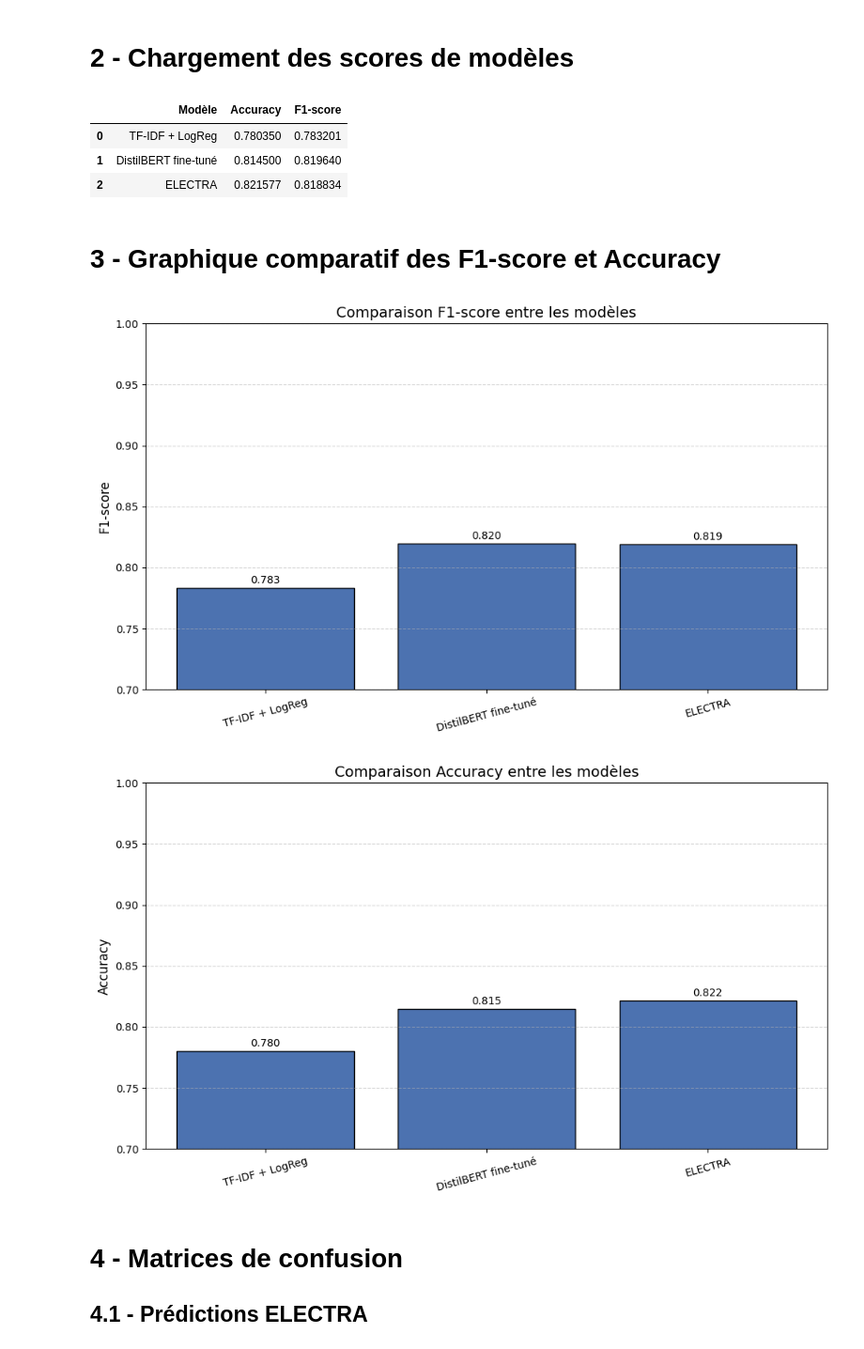
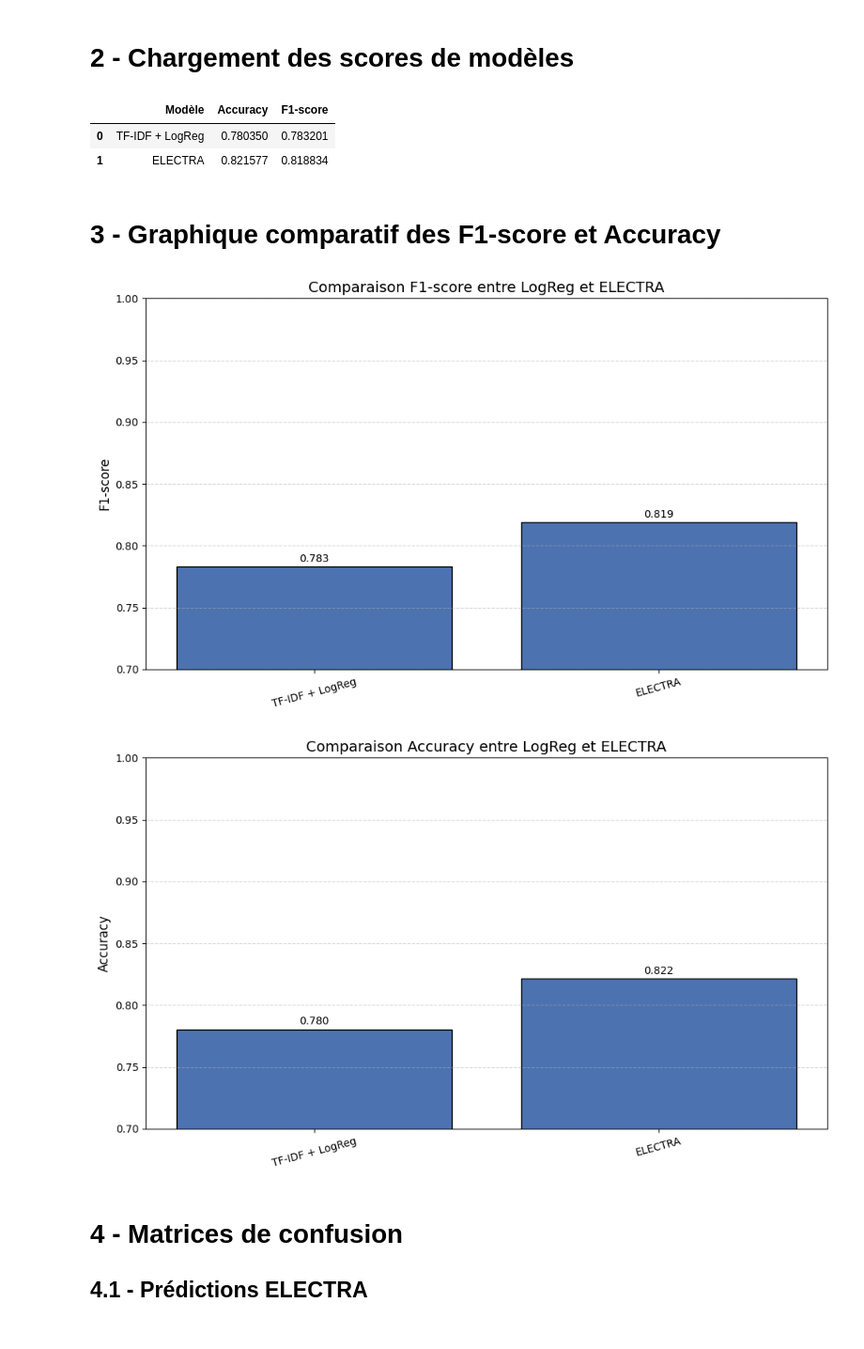
Before and after one commit to Arnaud66170/P9_V2, a Jupyter notebook: notebooks/04_evaluation_and_comparison.ipynb, the cells around one changed output. Shown at 94% size. Drawn from its saved outputs; the diff is of its cells as text; code cells hidden in the pictures.

```diff
--- a/notebooks/04_evaluation_and_comparison.ipynb
+++ b/notebooks/04_evaluation_and_comparison.ipynb
@@ -18,33 +21,32 @@ from src.utils.evaluation_utils import load_predictions, load_classification_rep
 # %% [markdown]
 # 2 - Chargement des scores de modèles
 # %%
-results_path = "../results/model_scores_logreg_vs_distilbert_vs_electra.csv"
+results_path = "../results/model_scores_logreg_vs_electra.csv"
 df_scores = pd.read_csv(results_path)
 df_scores
 # %% [output]
 |  | Modèle | Accuracy | F1-score |
 | 0 | TF-IDF + LogReg | 0.780350 | 0.783201 |
-| 1 | DistilBERT fine-tuné | 0.814500 | 0.819640 |
-| 2 | ELECTRA | 0.821577 | 0.818834 |
+| 1 | ELECTRA | 0.821577 | 0.818834 |
 # %% [markdown]
 # 3 - Graphique comparatif des F1-score et Accuracy
 # %%
 plot_model_comparison_barplot(
     df = df_scores,
     metric_col = "F1-score",
-    title = "Comparaison F1-score entre les modèles",
+    title = "Comparaison F1-score entre LogReg et ELECTRA",
     save_path = "../results/comparaison_f1.png"
 )
 
 plot_model_comparison_barplot(
     df = df_scores,
     metric_col = "Accuracy",
-    title = "Comparaison Accuracy entre les modèles",
+    title = "Comparaison Accuracy entre LogReg et ELECTRA",
     save_path = "../results/comparaison_accuracy.png"
 )
 # %% [output]
-[figure, old version]
+[figure, new version]
-[figure, old version]
+[figure, new version]
 # %% [markdown]
 # 4 - Matrices de confusion
 ## 4.1 - Prédictions ELECTRA
```
Also changed, not shown: parts of 15 cells of this notebook, 4 other files.
